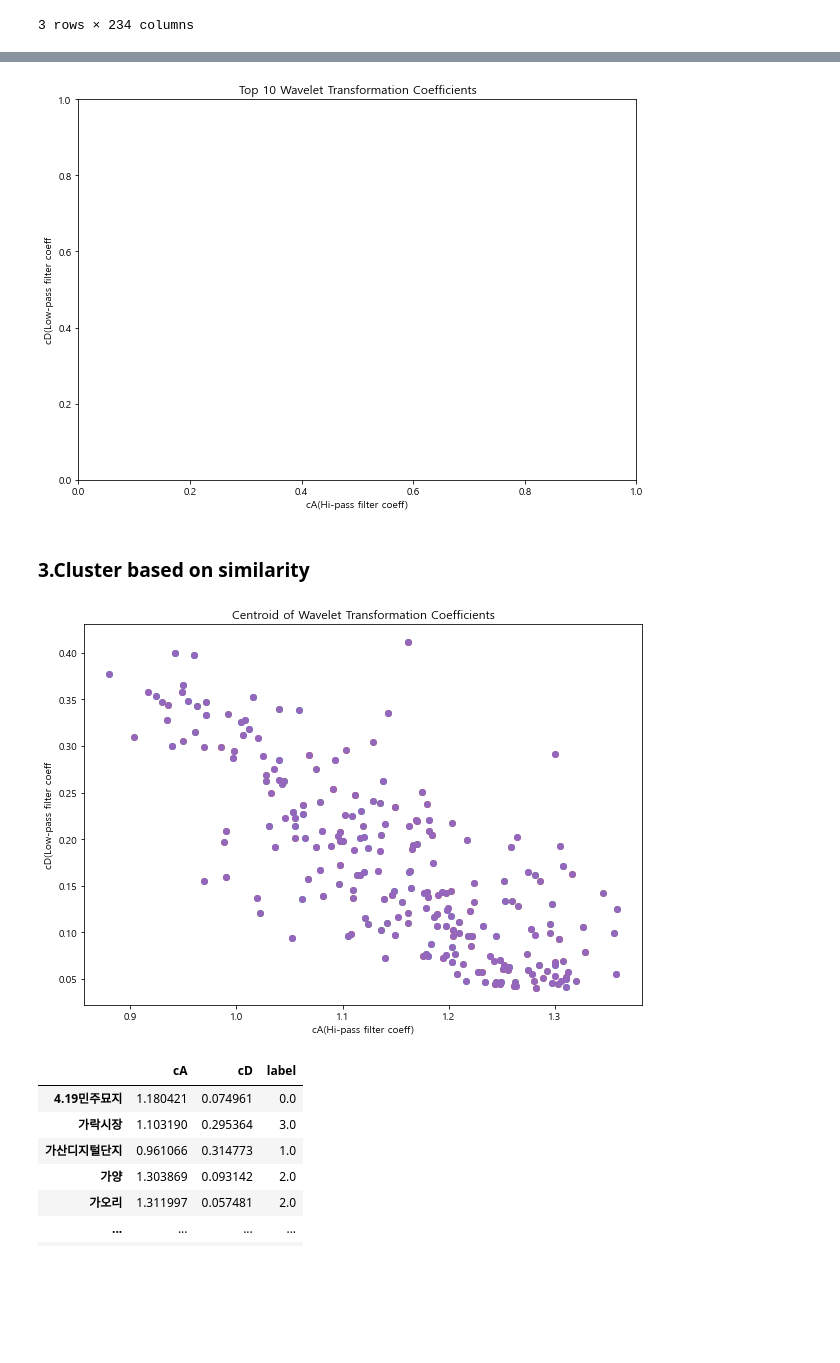
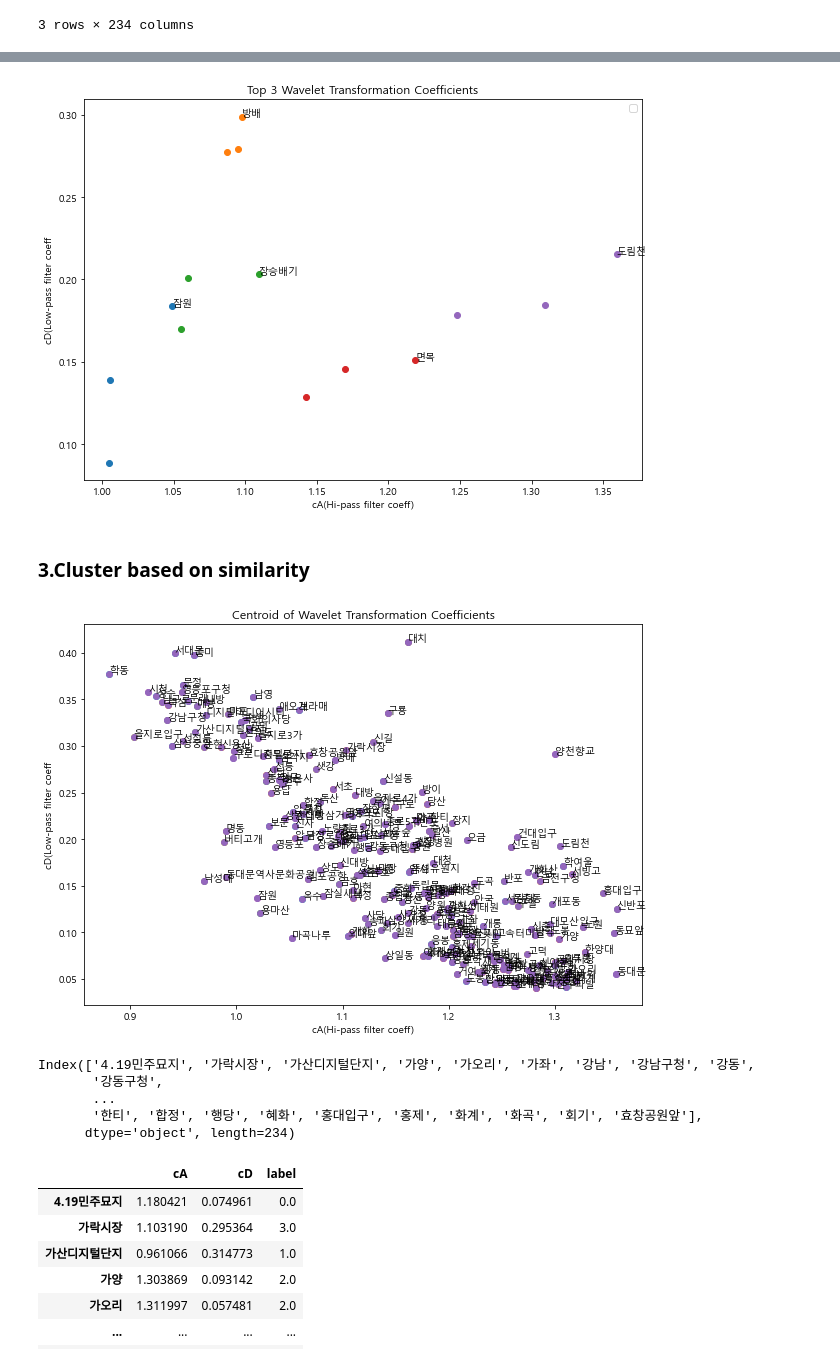
Before and after one commit to cwoong2park/UrbanDataTutorial, a Jupyter notebook: Final_Proj copy.ipynb, the cells around one changed output, grey strips where cells are left out. Cells and saved outputs as stored; diff of their text form; code cells hidden in the pictures; blank space fills up the shorter version.

```diff
--- a/Final_Proj copy.ipynb
+++ b/Final_Proj copy.ipynb
@@ -203,3 +201,15 @@ fig.savefig('./final_fig/copy_fig_1.png')
 # %% [output]
 "\nax, fig = ax, plt.figure(figsize = (10, 7))\nplt.rc('font', family = 'Malgun Gothic')\nplt.xlabel('Month-Time')\nplt.ylabel('Normalized Usage')\nplt.plot(norm_cols)\nplt.title('Sample Station Time- ...
 <Figure size 432x288 with 0 Axes>
+# %%
+fig = plt.figure(figsize = (20, 7))
+plt.rc('font', family = 'Malgun Gothic')
+plt.xlabel('Month-Time')
+plt.ylabel('Normalized Usage')
+plt.plot(samp_norm_cols)
+plt.title('Sample Station Time-Series - Normalized')
+plt.tick_params(axis = 'x', labelbottom = False)
+#plt.xticks = (xi, ['Jan', 'Feb', 'Mar','Apr'])
+plt.legend(samp_norm_cols.columns, loc = 2)
+plt.show()
+fig.savefig('./final_fig/copy_fig_1.png')
@@ -224,3 +236,16 @@ wavelet_cols
 | 1 | (1.1838700954845072, 0.0734614689... | (1.1048945630509979, 0.2975422134... | (0.9537993733253715, 0.3161421332... | (1.3021704871195914, 0.0917622953... | (1.3156718760360835, 0.0566358289... | (1.1946382009650351, 0.1102590777... | (1.133629122077819, 0.21185324100... | (0.9245971672904377, 0.3291230362... | (1.1758312579418793, 0.1226080872... | (1.110176806300508, 0.18917567477... | ... | ... |
 | 2 | (1.1149220151036339, 0.0701324468... | (1.0443473498992373, 0.2849176824... | (0.9351435005617038, 0.3111942795... | (1.2791174034329764, 0.0851219646... | (1.2721628554160884, 0.0533567676... | (1.1749516136002502, 0.0960881239... | (1.0172335770144785, 0.1836466807... | (0.9120272378330214, 0.3171239984... | (1.0885954989489461, 0.1124937433... | (1.0956349151825016, 0.1866893973... | ... | ... |
 3 rows × 234 columns
+# %%
+samp_wavelet_cols = pd.DataFrame()
+samp_norm_cols = pd.DataFrame()
+for col in new_sample_cols:
+    samp_norm_cols[col] = new_sample_cols[col] / new_sample_cols[col].max()
+for k, v in enumerate(samp_norm_cols):
+    cA, cD = pywt.dwt(samp_norm_cols[v], wavelet = w)
+    samp_cA10 = sorted(cA, reverse = True)
+    samp_cD10 = sorted(cD, reverse = True)
+    samp_ext_cA = samp_cA10[:3]
+    samp_ext_cD = samp_cD10[:3]
+    samp_wavelet_cols[v] = [i for i in zip(samp_ext_cA, samp_ext_cD)]
+samp_wavelet_cols
@@ -231,42 +261,50 @@ plt.rc('font', family = 'Malgun Gothic')
 fig1 = plt.figure(figsize = (10, 7))
 plt.xlabel('cA(Hi-pass filter coeff)')
 plt.ylabel('cD(Low-pass filter coeff')
-plt.title('Top 10 Wavelet Transformation Coefficients')
-#plt.legend(wavelet_cols.columns)
-for v in wavelet_cols:
-    temp = list(wavelet_cols[v])
+plt.title('Top 3 Wavelet Transformation Coefficients')
+plt.legend(samp_wavelet_cols.columns)
+for v in samp_wavelet_cols:
+    temp = list(samp_wavelet_cols[v])
     cA, cD = zip(*temp)
-    #plt.scatter(x = cA, y = cD)
-    #plt.annotate(v, (max(cA), max(cD)), size = 10)
+    plt.scatter(x = cA, y = cD)
+    plt.annotate(v, (max(cA), max(cD)), size = 10)
 plt.show()
 fig1.savefig('./Final_fig/copy_fig_2.png')
 # %% [output]
-[figure, old version]
+[figure, new version]
 # %% [markdown]
 ### 3.Cluster based on similarity
 # %%
 def get_cent(col):
     n = len(col)
     temp = list(col)
     x, y = zip(*temp)
     cent_x = sum(x)/n
     cent_y = sum(y)/n
     return (cent_x, cent_y)
 cent_cols = pd.DataFrame()
 
 fig2 = plt.figure(figsize = (10, 7))
 plt.xlabel('cA(Hi-pass filter coeff)')
 plt.ylabel('cD(Low-pass filter coeff')
 plt.title('Centroid of Wavelet Transformation Coefficients')
 for v in wavelet_cols:
     cent_cols[v] = get_cent(wavelet_cols[v])
     plt.scatter(cent_cols[v].iloc[0], cent_cols[v].iloc[1])
-    #plt.annotate(v, (cent_cols[v].iloc[0], cent_cols[v].iloc[1]), size = 10)
+    plt.annotate(v, (cent_cols[v].iloc[0], cent_cols[v].iloc[1]), size = 10)
 plt.scatter(cent_cols.iloc[0], cent_cols.iloc[1])
 plt.show()
 fig2.savefig('./Final_fig/copy_fig_3.png')
 # %% [output]
-[figure, old version]
+[figure, new version]
+# %%
+print(cent_cols.columns)
+# %% [output]
+Index(['4.19민주묘지', '가락시장', '가산디지털단지', '가양', '가오리', '가좌', '강남', '강남구청', '강동',
+       '강동구청',
+       ...
+       '한티', '합정', '행당', '혜화', '홍대입구', '홍제', '화계', '화곡', '회기', '효창공원앞'],
+      dtype='object', length=234)
 # %%
 from sklearn.cluster import KMeans, DBSCAN, AgglomerativeClustering
 import numpy as np
```
Also changed, not shown: parts of 7 cells of this notebook, 6 other files.
